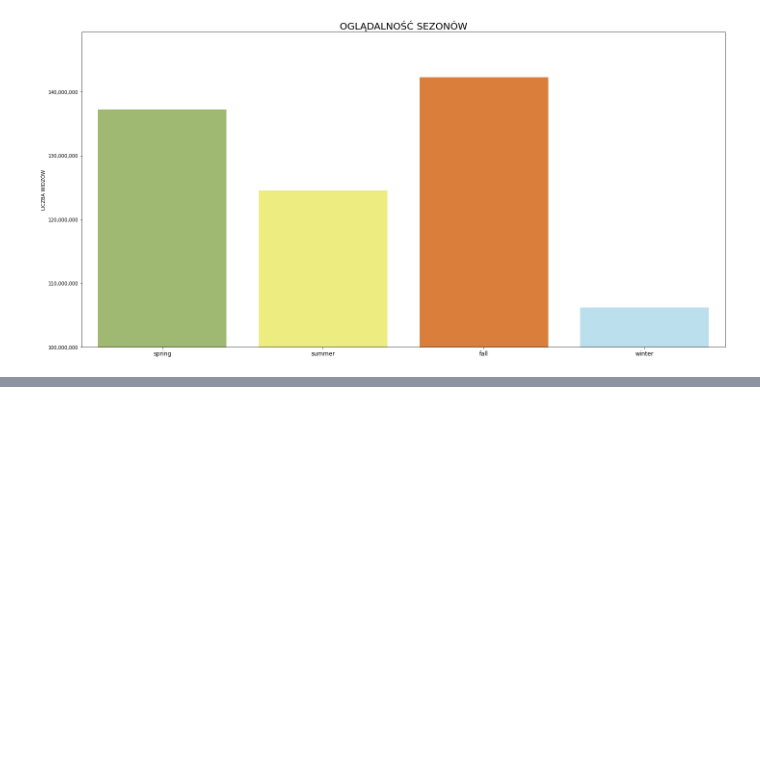
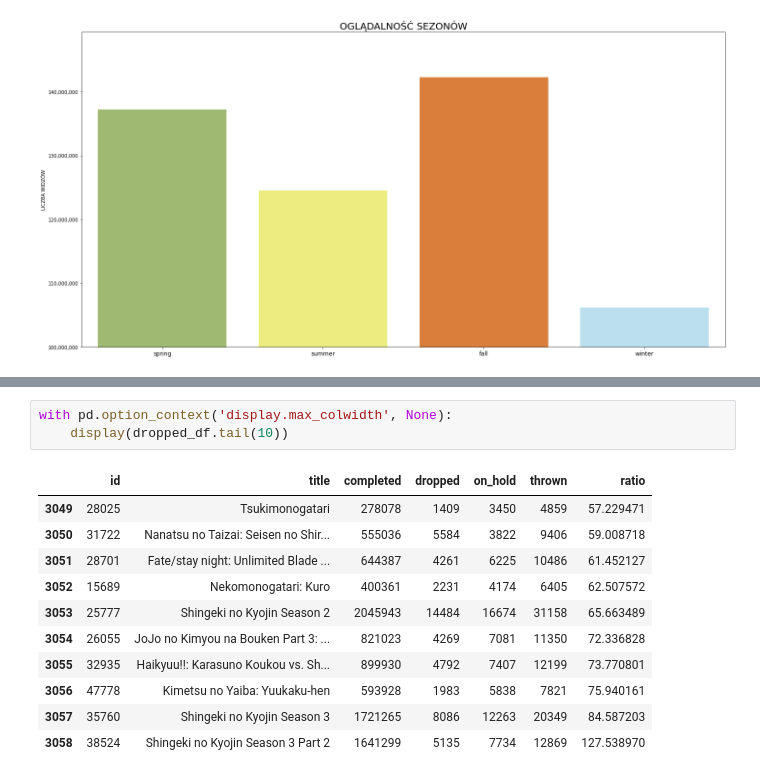
Before and after one commit to BloodyShrimp/Visualizing_Anime, a Jupyter notebook: data_refining.ipynb, the cells around one changed output, grey strips where cells are left out. Drawn from its saved outputs; the diff is of its cells as text; blank space fills up the shorter version.

```diff
--- a/data_refining.ipynb
+++ b/data_refining.ipynb
@@ -775,0 +810,15 @@ plt.show()
+# %%
+with pd.option_context('display.max_colwidth', None):
+    display(dropped_df.tail(10))
+# %% [output]
+|  | id | title | completed | dropped | on_hold | thrown | ratio |
+| 3049 | 28025 | Tsukimonogatari | 278078 | 1409 | 3450 | 4859 | 57.229471 |
+| 3050 | 31722 | Nanatsu no Taizai: Seisen no Shir... | 555036 | 5584 | 3822 | 9406 | 59.008718 |
+| 3051 | 28701 | Fate/stay night: Unlimited Blade ... | 644387 | 4261 | 6225 | 10486 | 61.452127 |
+| 3052 | 15689 | Nekomonogatari: Kuro | 400361 | 2231 | 4174 | 6405 | 62.507572 |
+| 3053 | 25777 | Shingeki no Kyojin Season 2 | 2045943 | 14484 | 16674 | 31158 | 65.663489 |
+| 3054 | 26055 | JoJo no Kimyou na Bouken Part 3: ... | 821023 | 4269 | 7081 | 11350 | 72.336828 |
+| 3055 | 32935 | Haikyuu!!: Karasuno Koukou vs. Sh... | 899930 | 4792 | 7407 | 12199 | 73.770801 |
+| 3056 | 47778 | Kimetsu no Yaiba: Yuukaku-hen | 593928 | 1983 | 5838 | 7821 | 75.940161 |
+| 3057 | 35760 | Shingeki no Kyojin Season 3 | 1721265 | 8086 | 12263 | 20349 | 84.587203 |
+| 3058 | 38524 | Shingeki no Kyojin Season 3 Part 2 | 1641299 | 5135 | 7734 | 12869 | 127.538970 |
```
Also changed, not shown: parts of 3 cells of this notebook.
